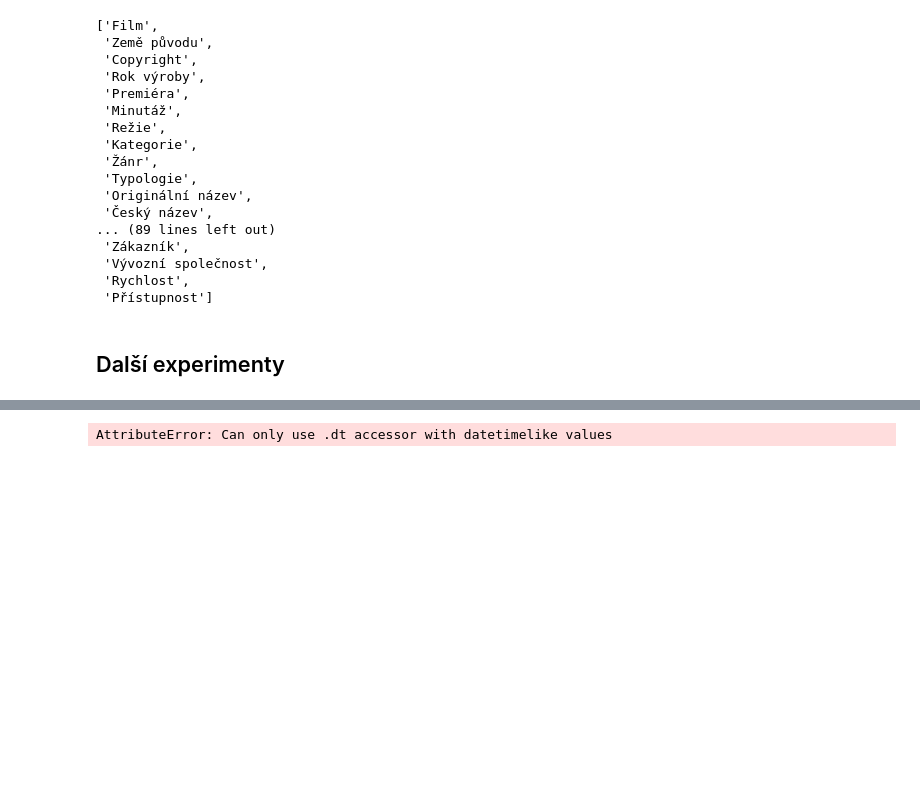
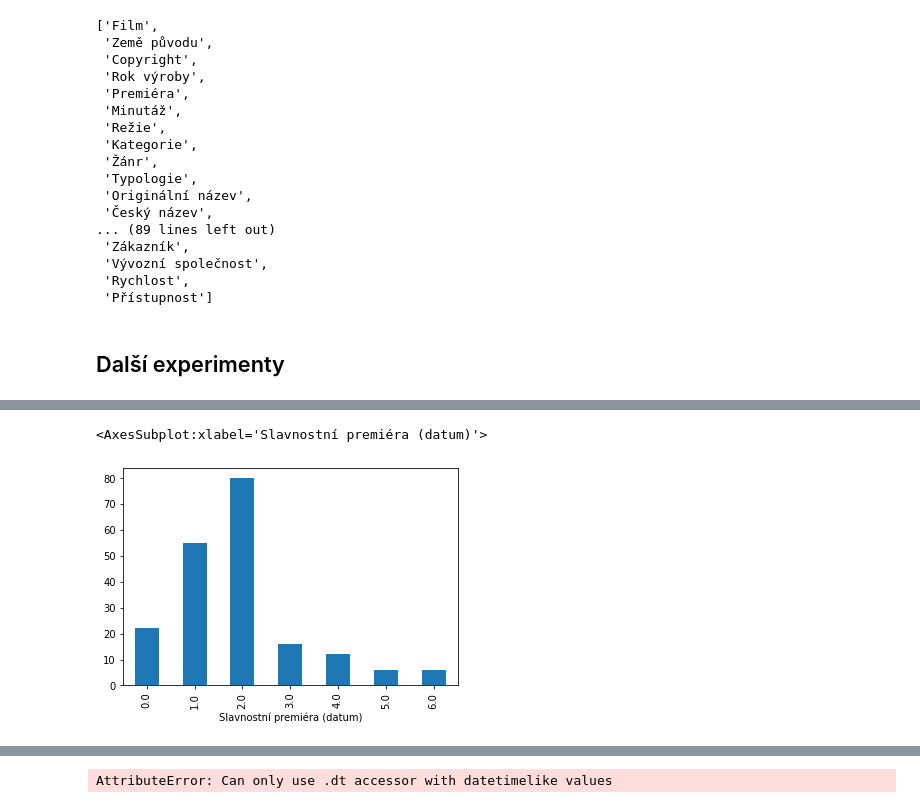
Before and after one commit to DataRozhlas/filmovy-prehled, a Jupyter notebook: 04 čištění a export filmů.ipynb, the cells around one changed output, grey strips where cells are left out. Cells and saved outputs as stored; diff of their text form; code cells hidden in the pictures; blank space fills up the shorter version.

```diff
--- a/04 čištění a export filmů.ipynb
+++ b/04 čištění a export filmů.ipynb
@@ -66,7 +66,8 @@ seznamove_sloupce = ["Žánr",
                      "Úvodní/závěrečné titulky",
                      "Distribuční nosič",
                      "Země původu",
-                     "Typologie"]
+                     "Typologie",
+                    "Předloha"]
 # %%
 for s in seznamove_sloupce:
     df[s] = df[s].apply(lambda x: do_seznamu(x))
@@ -126,2 +126,0 @@ def kill_whitespace(x):
-# %%
-df["Oceněníííí"] =
@@ -239,0 +158,2 @@ df["Slavnostní premiéra (datum)"].nunique()
+# %%
+df["Slavnostní premiéra (datum)"] = pd.to_datetime(df["Slavnostní premiéra (datum)"], errors="coerce", format = "%d. %m. %Y")
@@ -239,0 +175,5 @@ df["Slavnostní premiéra (datum)"].nunique()
+# %%
+df[df["Slavnostní premiéra (datum)"] > "2013-04-12"].groupby(df['Slavnostní premiéra (datum)'].dt.weekday)["Film"].nunique().plot.bar()
+# %% [output]
+<AxesSubplot:xlabel='Slavnostní premiéra (datum)'>
+[figure, added]
```
Also changed, not shown: parts of 17 cells of this notebook, 5 other files.
